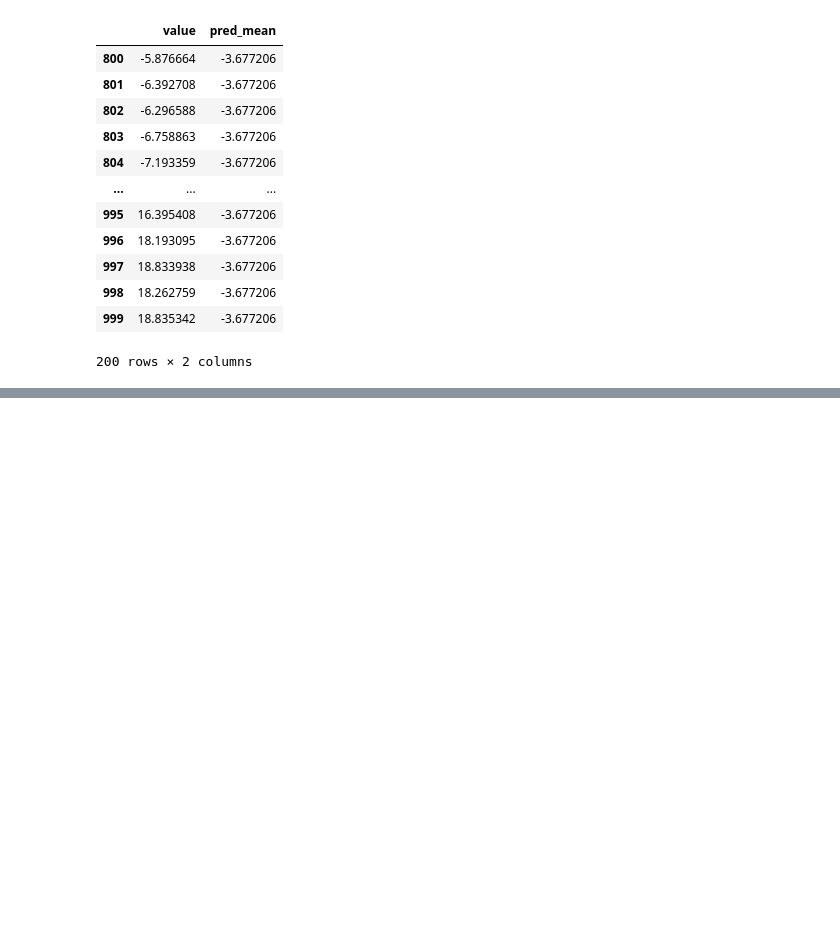
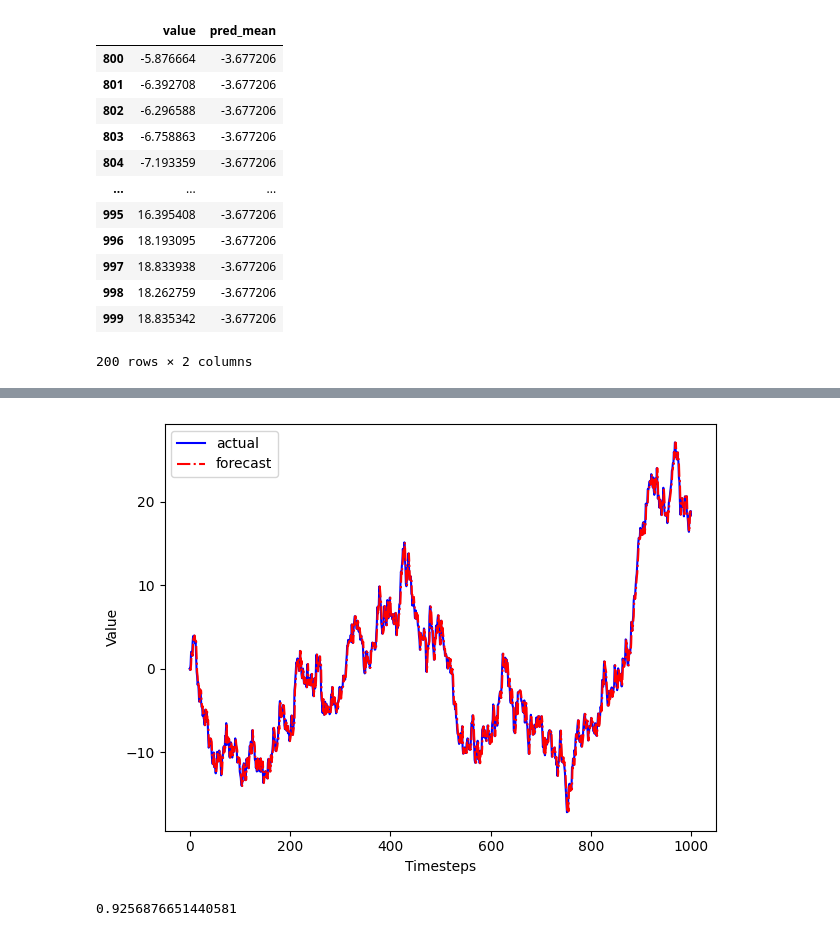
Before and after one commit to alejandro-armenta/time, a Jupyter notebook: random.ipynb, the cells around one changed output, grey strips where cells are left out. Drawn from its saved outputs; the diff is of its cells as text; code cells hidden in the pictures; blank space fills up the shorter version.

```diff
--- a/random.ipynb
+++ b/random.ipynb
@@ -312,0 +430,2 @@ test
+# %%
+df.loc[:,'shift'] = df.shift(periods=1).value
@@ -312,0 +448,18 @@ test
+# %%
+fig, ax = plt.subplots()
+
+ax.plot(df['value'], 'b-', label='actual')
+ax.plot(df['shift'], 'r-.', label='forecast')
+
+ax.legend(loc=2)
+ax.set_xlabel('Timesteps')
+ax.set_ylabel('Value')
+
+plt.tight_layout()
+# %% [output]
+[figure, added]
+# %%
+#mean_squared_error()
+mean_squared_error(test['value'],df['shift'][800:])
+# %% [output]
+0.9256876651440581
```
Also changed, not shown: parts of 19 cells of this notebook, 4 other files.
